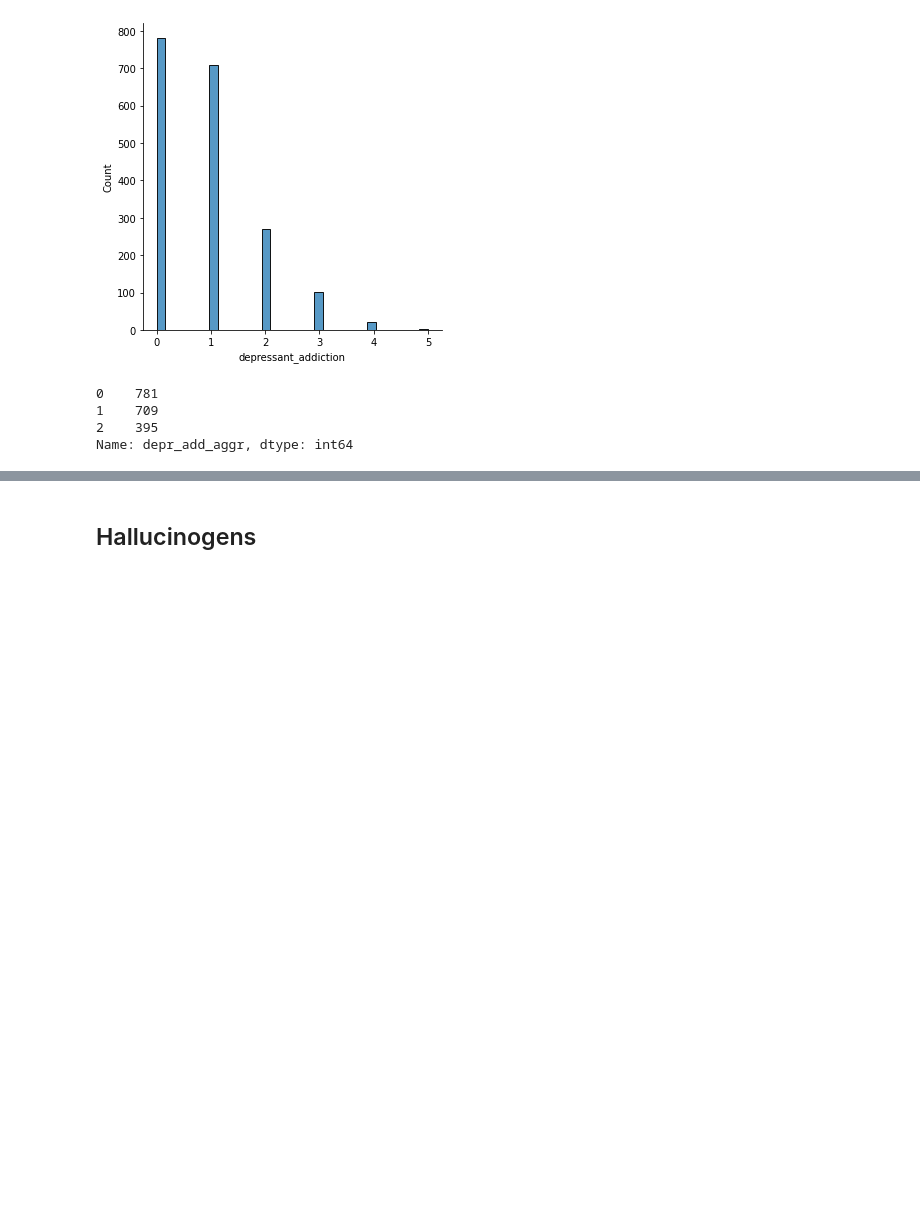
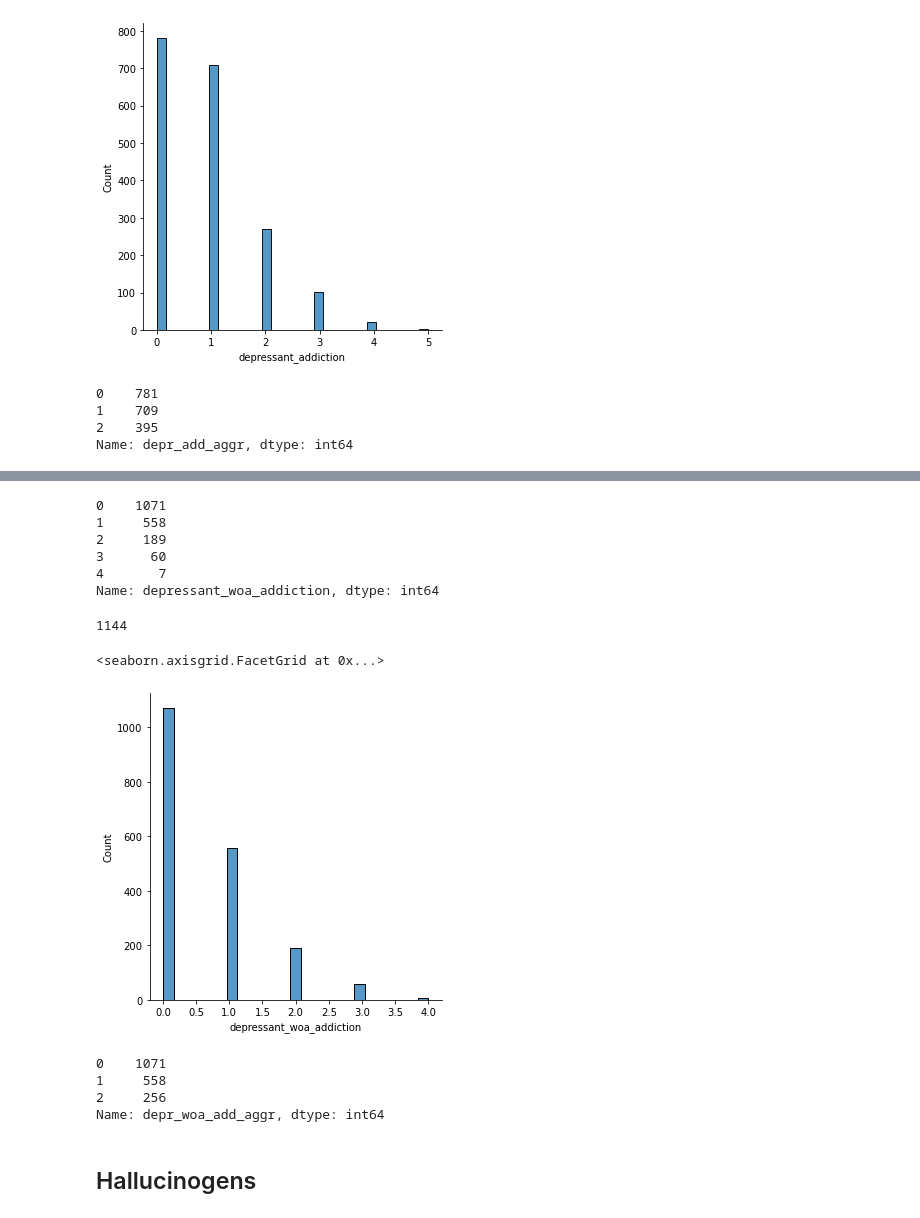
Before and after one commit to francescagiacco/ML-project-personality-and-drug-consumption, a Jupyter notebook: notebooks/addiction_threshold_drugs.ipynb, the cells around one changed output, grey strips where cells are left out. Cells and saved outputs as stored; diff of their text form; code cells hidden in the pictures; blank space fills up the shorter version.

Commit message:
added no alcohol, no cannabis

```diff
--- a/notebooks/addiction_threshold_drugs.ipynb
+++ b/notebooks/addiction_threshold_drugs.ipynb
@@ -116,0 +121,11 @@ Name: depr_add_aggr, dtype: int64
+# %%
+#1. list of depressants and thresholds - I chose them
+depressants_woa= ['benzo', 'cannabis', 'ketamine', 'heroine']
+thresholds_d_woa= [4, 5, 4, 3]
+# %%
+#2 and 3 -> create column for every drug + loop to define addiction to every drug
+
+for sub, thresh in zip(depressants_woa, thresholds_d_woa):
+        data[sub + "_addiction"] = [1 if i >= thresh else 0 for i in data[sub]]
+
+data
@@ -117,3 +146,35 @@ Name: depr_add_aggr, dtype: int64
+# %%
+#create column for depressants addicts
+depressant_woa_add=["benzo_addiction","cannabis_addiction","ketamine_addiction","heroine_addiction"]
+data['depressant_woa_addiction'] = data[depressant_woa_add].sum(axis=1)
+data['depressant_woa_addiction'].value_counts()
+# %% [output]
+0    1071
+1     558
+2     189
+3      60
+4       7
+Name: depressant_woa_addiction, dtype: int64
+# %%
+data
+
+print(sum(data["depressant_woa_addiction"]))
+# %% [output]
+1144
+# %%
+sns.displot(data, x="depressant_woa_addiction")
+# %% [output]
+<seaborn.axisgrid.FacetGrid at 0x...>
+[figure, added]
+# %%
+data['depr_woa_add_aggr']=[2 if i >1 else 1 if i==1 else 0 for i in data['depressant_woa_addiction']]
+
+data['depr_woa_add_aggr'].value_counts()
+# %% [output]
+0    1071
+1     558
+2     256
+Name: depr_woa_add_aggr, dtype: int64
 # %% [markdown]
 ## Hallucinogens
 # %%
```
Also changed, not shown: parts of 16 cells of this notebook, 3 other files.
